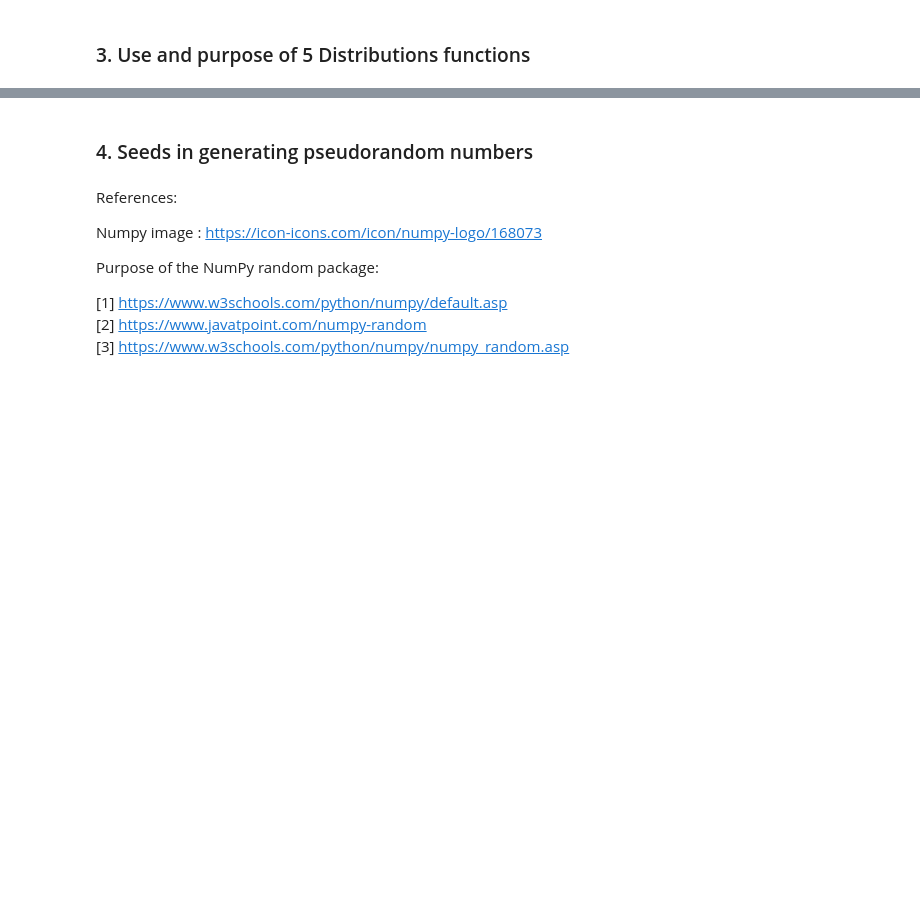
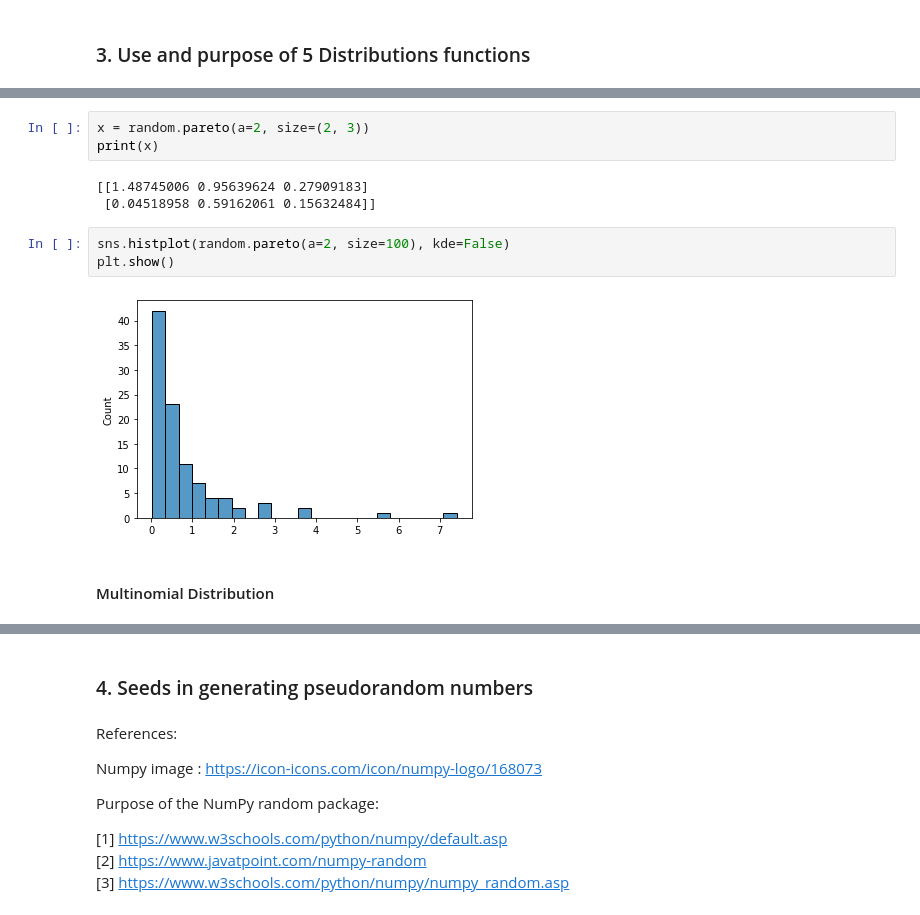
Before and after one commit to Michelleoc/programming-for-data-analysis-assignment, a Jupyter notebook: numpy-random-assignment.ipynb, the cells around one changed output, grey strips where cells are left out. Cells and saved outputs as stored; diff of their text form; blank space fills up the shorter version.

```diff
--- a/numpy-random-assignment.ipynb
+++ b/numpy-random-assignment.ipynb
@@ -238,0 +413,13 @@ array([6, 5, 2, 0, 7, 1, 3, 4, 8, 9])
+# %%
+x = random.pareto(a=2, size=(2, 3))
+print(x)
+# %% [output]
+[[1.48745006 0.95639624 0.27909183]
+ [0.04518958 0.59162061 0.15632484]]
+# %%
+sns.histplot(random.pareto(a=2, size=100), kde=False)
+plt.show()
+# %% [output]
+[figure, added]
+# %% [markdown]
+#### Multinomial Distribution
```
Also changed, not shown: parts of 40 cells of this notebook.
